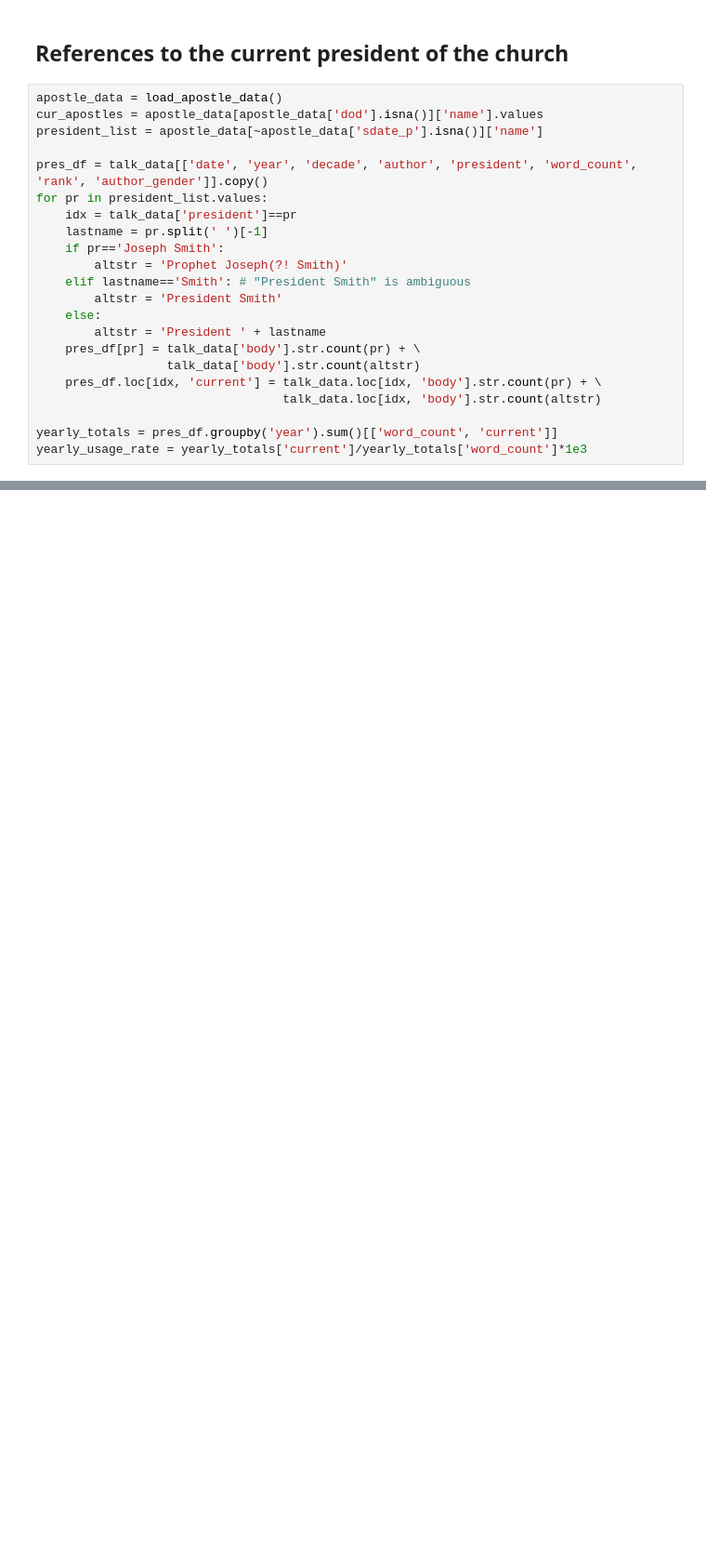
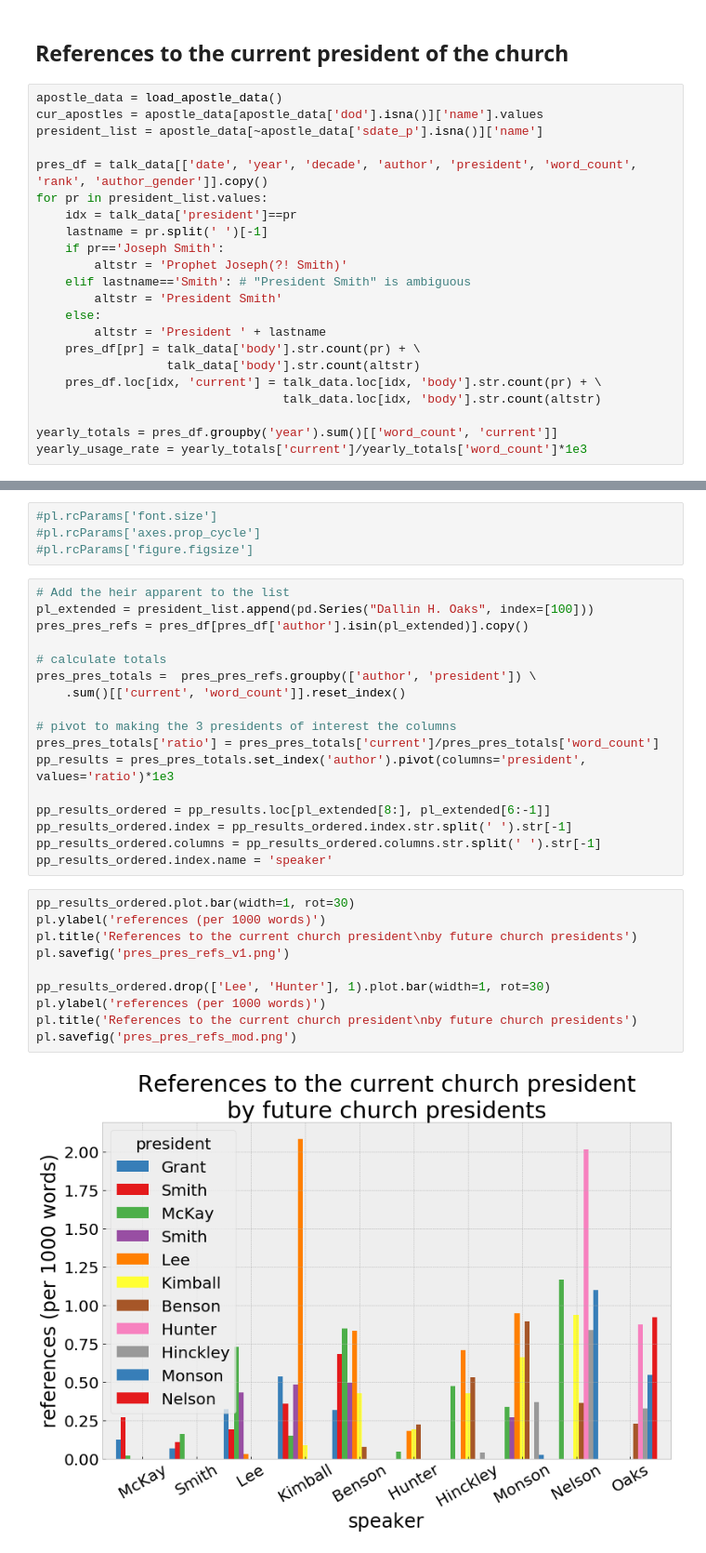
Before and after one commit to qhspencer/lds-data-analysis, a Jupyter notebook: Presidents.ipynb, the cells around one changed output, grey strips where cells are left out. Shown: that part at 93% size. Drawn from its saved outputs; the diff is of its cells as text; blank space fills up the shorter version.

```diff
--- a/Presidents.ipynb
+++ b/Presidents.ipynb
@@ -126,0 +128,33 @@ Text(0.5,1,'references to the current president, by speaker,\nduring the Hinckle
+# %%
+#pl.rcParams['font.size']
+#pl.rcParams['axes.prop_cycle']
+#pl.rcParams['figure.figsize']
+# %%
+# Add the heir apparent to the list
+pl_extended = president_list.append(pd.Series("Dallin H. Oaks", index=[100]))
+pres_pres_refs = pres_df[pres_df['author'].isin(pl_extended)].copy()
+
+# calculate totals
+pres_pres_totals =  pres_pres_refs.groupby(['author', 'president']) \
+    .sum()[['current', 'word_count']].reset_index()
+
+# pivot to making the 3 presidents of interest the columns
+pres_pres_totals['ratio'] = pres_pres_totals['current']/pres_pres_totals['word_count']
+pp_results = pres_pres_totals.set_index('author').pivot(columns='president', values='ratio')*1e3
+
+pp_results_ordered = pp_results.loc[pl_extended[8:], pl_extended[6:-1]]
+pp_results_ordered.index = pp_results_ordered.index.str.split(' ').str[-1]
+pp_results_ordered.columns = pp_results_ordered.columns.str.split(' ').str[-1]
+pp_results_ordered.index.name = 'speaker'
+# %%
+pp_results_ordered.plot.bar(width=1, rot=30)
+pl.ylabel('references (per 1000 words)')
+pl.title('References to the current church president\nby future church presidents')
+pl.savefig('pres_pres_refs_v1.png')
+
+pp_results_ordered.drop(['Lee', 'Hunter'], 1).plot.bar(width=1, rot=30)
+pl.ylabel('references (per 1000 words)')
+pl.title('References to the current church president\nby future church presidents')
+pl.savefig('pres_pres_refs_mod.png')
+# %% [output]
+[figure, added]
```
Also changed, not shown: parts of 5 cells of this notebook, 1 other file.
